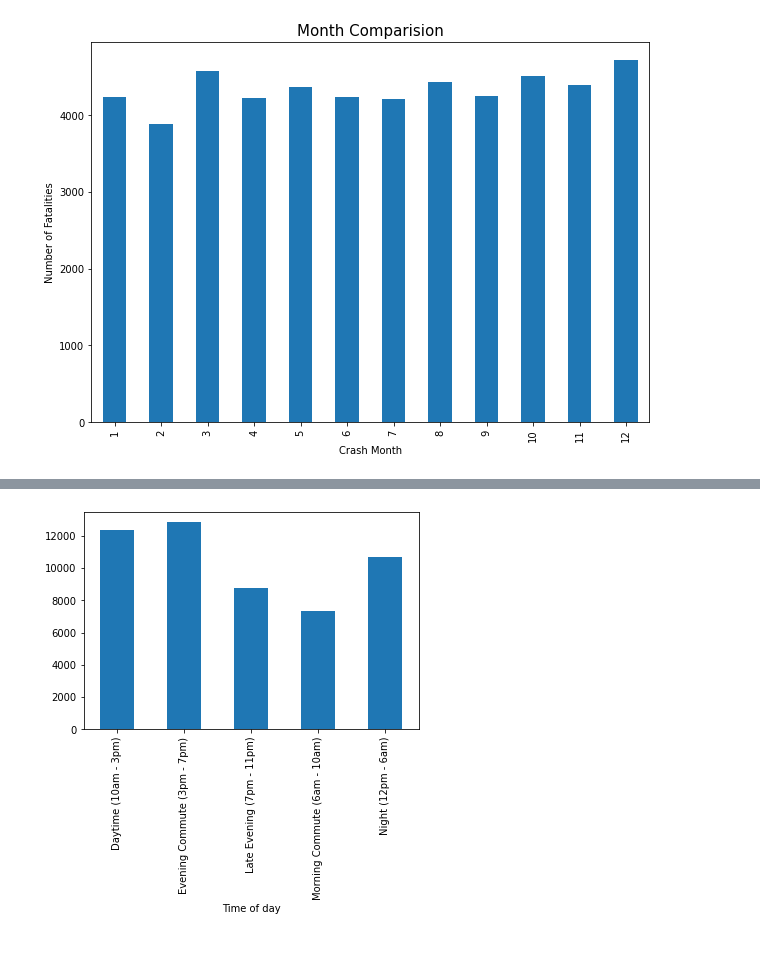
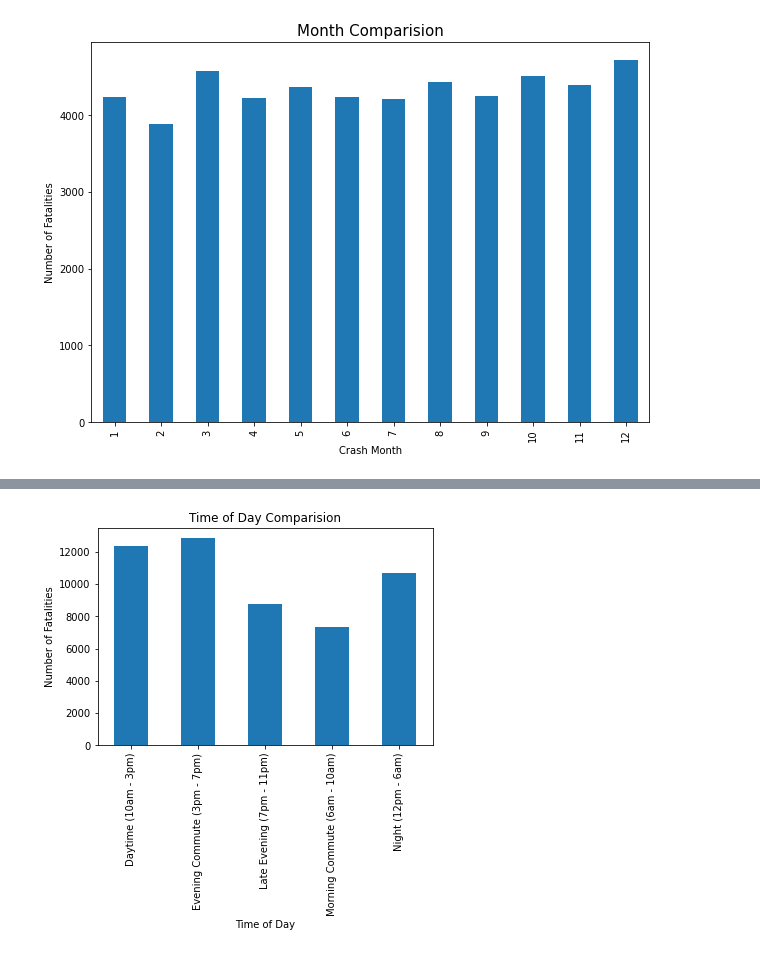
Before and after one commit to kpellas/Project_1, a Jupyter notebook: time.ipynb, the cells around one changed output, grey strips where cells are left out. Drawn from its saved outputs; the diff is of its cells as text; code cells hidden in the pictures.

Commit message:
all stats complete for time

```diff
--- a/time.ipynb
+++ b/time.ipynb
@@ -205,6 +190,7 @@ memory usage: 9.7+ MB
 # %%
 #replace NaN values with ''
 df.fillna('', inplace=True)
+df = df.drop('Time of day', 1)
 
 #convert time from object to datetime to time
 df["Time"] = df["Time"].astype('datetime64[ns]')
@@ -229,18 +215,18 @@ df
 # %%
 #Set up quarters to match reporting periods for population data
 df.loc[(df.Month >= 1) & (df.Month <= 3), 'Quarter'] = "Q1"
-df.loc[(df.Month >= 4) & (df.Moanth <= 6), 'Quarter'] = "Q2"
+df.loc[(df.Month >= 4) & (df.Month <= 6), 'Quarter'] = "Q2"
 df.loc[(df.Month >= 7) & (df.Month <= 9), 'Quarter'] = "Q3"
 df.loc[(df.Month >= 10) & (df.Month <= 12), 'Quarter'] = "Q4"
 
 
-df.loc[(df["Time"] >= time(6, 0)) & (df["Time"] < time(10,0)), "Time of day"] = "Morning Commute (6am - 10am)"
-df.loc[(df["Time"] >= time(10, 0)) & (df["Time"] < time(15,0)), "Time of day"] = "Daytime (10am - 3pm)"
-df.loc[(df["Time"] >= time(15, 0)) & (df["Time"] < time(19,0)), "Time of day"] = "Evening Commute (3pm - 7pm)"
-df.loc[(df["Time"] >= time(19, 0)) & (df["Time"] < time(23,0)), "Time of day"] = "Late Evening (7pm - 11pm)"
+df.loc[(df["Time"] >= time(6, 0)) & (df["Time"] < time(10,0)), "Time of Day"] = "Morning Commute (6am - 10am)"
+df.loc[(df["Time"] >= time(10, 0)) & (df["Time"] < time(15,0)), "Time of Day"] = "Daytime (10am - 3pm)"
+df.loc[(df["Time"] >= time(15, 0)) & (df["Time"] < time(19,0)), "Time of Day"] = "Evening Commute (3pm - 7pm)"
+df.loc[(df["Time"] >= time(19, 0)) & (df["Time"] < time(23,0)), "Time of Day"] = "Late Evening (7pm - 11pm)"
 df.loc[(df["Time"] >= time(23, 0)) & (df["Time"] <= time(23,59)) |
        (df["Time"] >= time(0, 0)) & (df["Time"] < time(6,0)) |
-       (df["Time"].astype(str) == "NaT"), "Time of day"] = "Night (12pm - 6am)"
+       (df["Time"].astype(str) == "NaT"), "Time of Day"] = "Night (12pm - 6am)"
 
 
 df
@@ -515,7 +480,8 @@ Name: State, dtype: int64
 
 main_df = pd.merge(df, state_pop,  how='inner', on=['State', 'Year', 'Quarter'])
 main_df = main_df.rename(columns={"Month_x": "Crash Month",
-                                  "Month_y": "Population Month"
+                                  "Month_y": "Population Month",
+                                  "Dayweek" : "Day of Week"
                                  })
 
 main_df
@@ -1344,8 +1320,17 @@ thursday wednesday  -13.5938    0.9  -58.1649  30.9774  False
 # %%
-time_of_day_group = main_df.groupby(main_df["Time of day"])
+time_of_day_group = main_df.groupby(main_df["Time of Day"])
 
 crash_by_tod = time_of_day_group["Crash ID"].count()
+year_dow = year_group["Day of Week"].value_counts()
 # %%
 crash_by_tod.plot.bar();
+plt.title('Time of Day Comparision')
+plt.ylabel('Number of Fatalities')
+plt.xlabel("Time of Day")
+
+fig.savefig('time_of_day.jpg',
+            format='jpeg',
+            dpi=100,
+            bbox_inches='tight')
 # %% [output]
-[figure, old version]
+[figure, new version]
```
Also changed, not shown: parts of 99 cells of this notebook, 8 other files.
